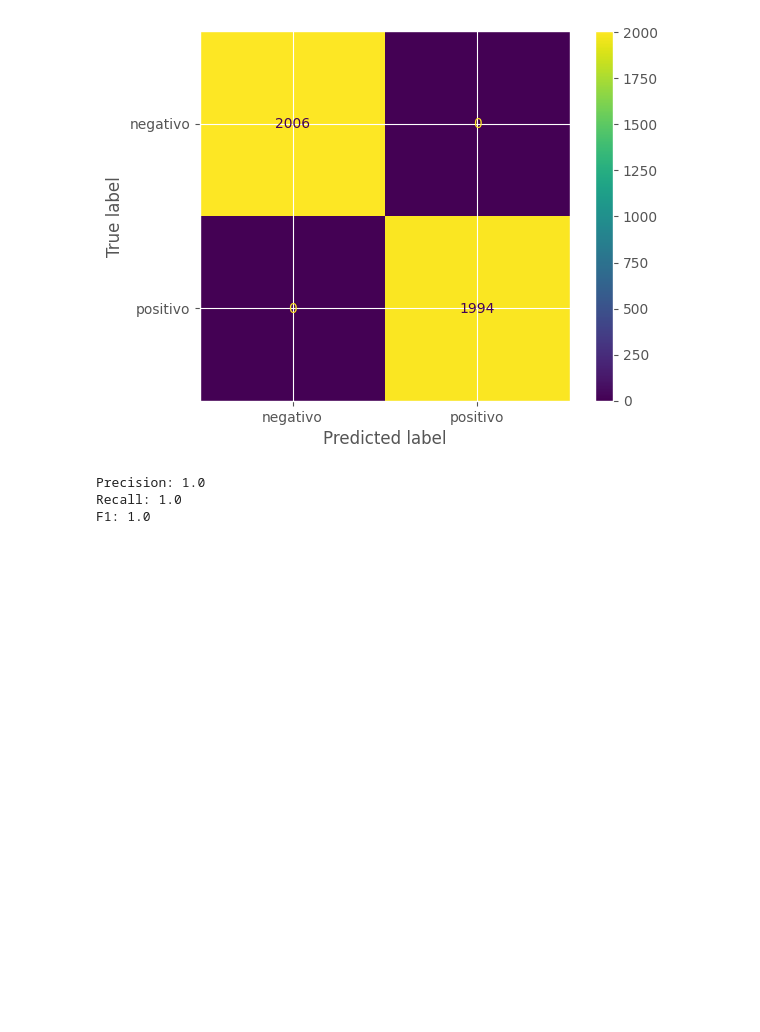
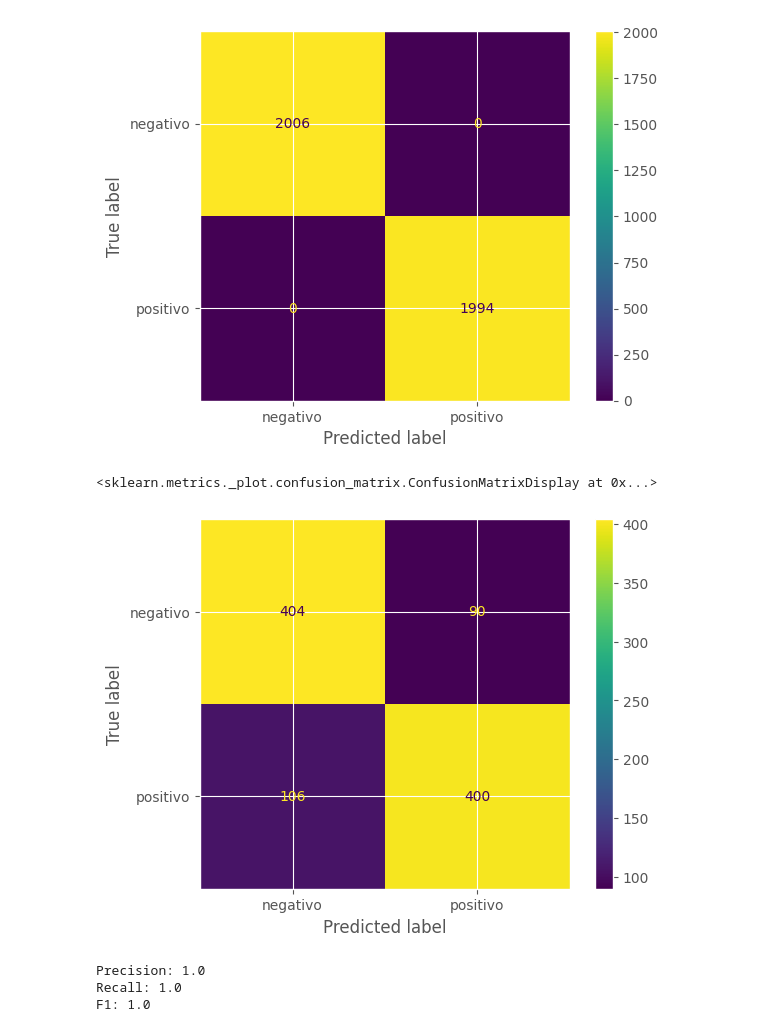
Before and after one commit to DanielZamb/NLP_Project_1, a Jupyter notebook: Algoriths/RandomForest.ipynb, the cells around one changed output. Drawn from its saved outputs; the diff is of its cells as text; code cells hidden in the pictures; blank space fills up the shorter version.

```diff
--- a/Algoriths/RandomForest.ipynb
+++ b/Algoriths/RandomForest.ipynb
@@ -190,6 +190,11 @@ ConfusionMatrixDisplay.from_predictions(y_train, y_train_randomForest_predict)
 # %% [output]
 <sklearn.metrics._plot.confusion_matrix.ConfusionMatrixDisplay at 0x...>
 [figure]
+# %%
+ConfusionMatrixDisplay.from_predictions(y_test, y_test_randomForest_predict)
+# %% [output]
+<sklearn.metrics._plot.confusion_matrix.ConfusionMatrixDisplay at 0x...>
+[figure, added]
 # %%
 if len(randomForest_model.classes_) == 2:
     print('Precision:', precision_score(y_train, y_train_randomForest_predict, pos_label = 'positivo'))
```
